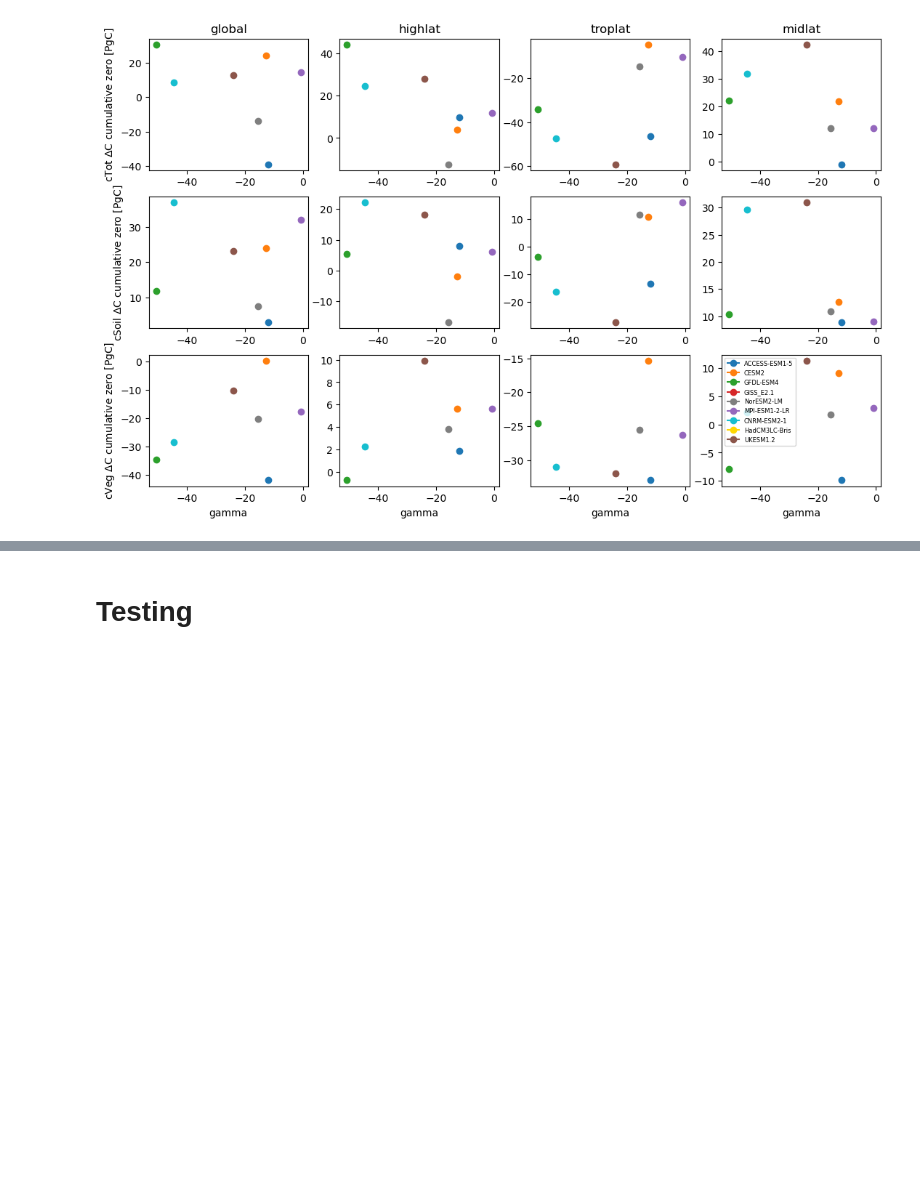
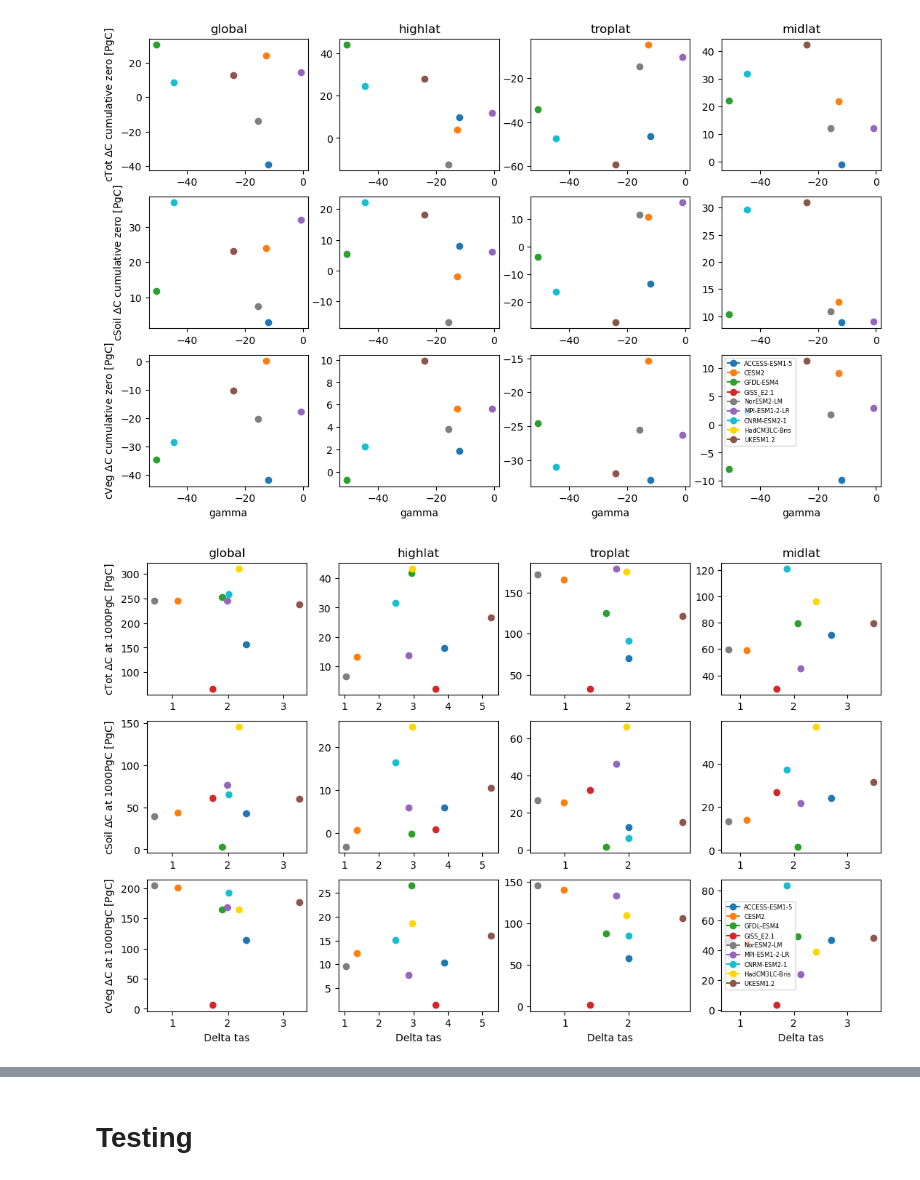
Before and after one commit to aswann/flat10MIP_analysis, a Jupyter notebook: flat10_metrics_analysis.ipynb, the cells around one changed output, grey strips where cells are left out. Cells and saved outputs as stored; diff of their text form; code cells hidden in the pictures; blank space fills up the shorter version.

Commit message:
updated tas and pr plots

```diff
--- a/flat10_metrics_analysis.ipynb
+++ b/flat10_metrics_analysis.ipynb
@@ -1438,3 +1438,60 @@ plt.savefig("figures/deltaCscattercumzero_gamma.pdf", bbox_inches='tight')
 plt.savefig("figures/deltaCscattercumzero_gamma.png", bbox_inches='tight')
 # %% [output]
 [figure]
+# %%
+fig, axes = plt.subplots(3,4,figsize=(13, 8))
+#axes=axes.flatten()
+
+# rows are carbon variables, cTot, cVeg, cSoil
+# columns are total change
+vlist = [2,1,0]
+e=0
+xvar='tas'
+
+for m in range(len(modellist)):
+    model=modellist[m]
+    mcolor=modelcolors[m]
+
+    for vi in range(len(vlist)):
+        v=vlist[vi]
+        for l in range(len(latlist)):
+            timeseries=ds_C_global.sel(model=modellist[m], run=runlist[e],
+                                       var=varlist[v], latrange=latlist[l])
+            initC=np.mean(timeseries.data[0:9])
+            nzC=np.mean(timeseries.data[90:109])
+
+            xdata=ds_C_global.sel(model=modellist[m], run=runlist[e], var=xvar, latrange=latlist[l])
+            initx=np.mean(xdata.data[0:9])
+            nzx=np.mean(xdata.data[90:109])
+
+            axes[vi,l].plot((nzx-initx),(nzC-initC),marker='o',label=model,color=mcolor)
+            axes[vi,l].grid()
+
+
+axes[0,0].set_title(latlist[0])
+axes[0,1].set_title(latlist[1])
+axes[0,2].set_title(latlist[2])
+axes[0,3].set_title(latlist[3])
+
+
+axes[2,0].set_xlabel('Delta ' +xvar)
+axes[2,1].set_xlabel('Delta ' +xvar)
+axes[2,2].set_xlabel('Delta ' +xvar)
+axes[2,3].set_xlabel('Delta ' +xvar)
+
+axes[0,0].set_ylabel(varlist[vlist[0]] +' $\Delta$C at 1000PgC [PgC]')
+axes[1,0].set_ylabel(varlist[vlist[1]] +' $\Delta$C at 1000PgC [PgC]')
+axes[2,0].set_ylabel(varlist[vlist[2]] +' $\Delta$C at 1000PgC [PgC]')
+#axes[3,0].set_ylabel(var +'$\Delta$C at 1000PgC [%]')
+
+# add grid lines after all models are plotted
+for i in range(3):
+    for j in range(4):
+        axes[i,j].grid()
+
+axes[2,3].legend(fontsize=6)
+
+plt.savefig('figures/deltaCscatter_' +xvar +'.pdf', bbox_inches='tight')
+plt.savefig('figures/deltaCscatter_' +xvar +'.png', bbox_inches='tight')
+# %% [output]
+[figure, added]
```
Also changed, not shown: parts of 5 cells of this notebook, 21 other files.
